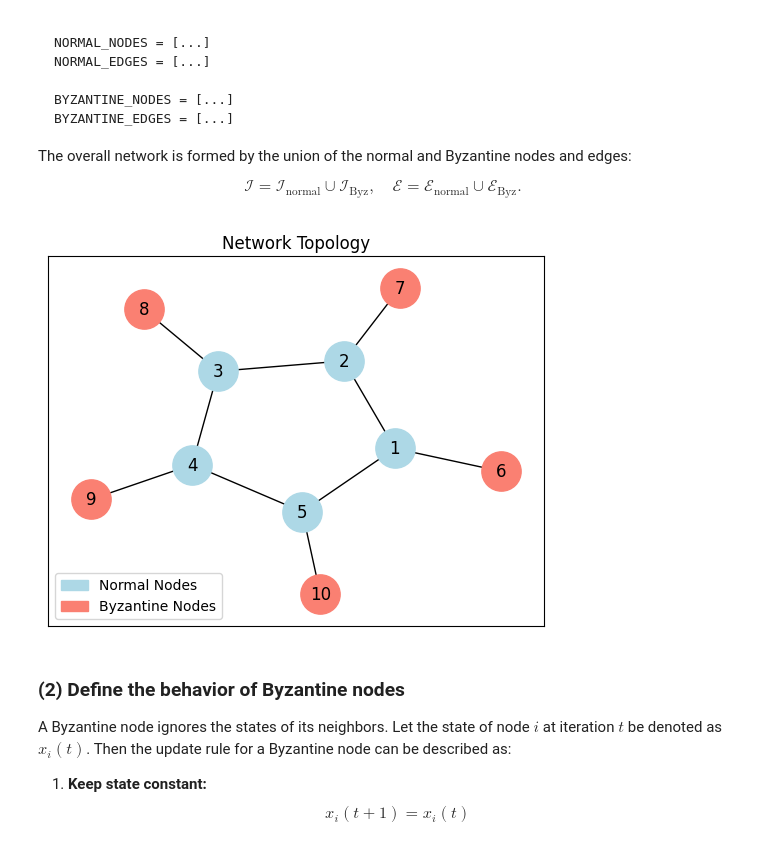
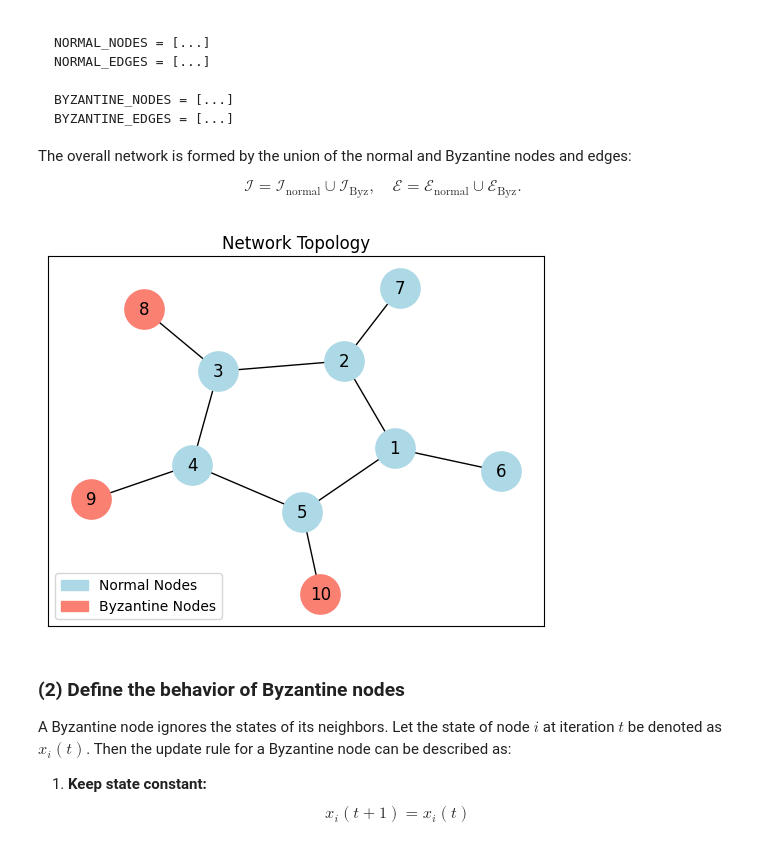
Before and after one commit to rui-huang-opt/arepc, a Jupyter notebook: examples/byzantine.ipynb, the cells around one changed output. Saved outputs shown, nothing was run; the diff lists cells and outputs as text; code cells hidden in the pictures.

```diff
--- a/examples/byzantine.ipynb
+++ b/examples/byzantine.ipynb
@@ -49,24 +49,24 @@ def graph(nodes: list[str], edges: list[tuple[str, str]]) -> None:
 
 if __name__ == "__main__":
     # Simple case
-    NORMAL_NODES = ["1", "2", "3", "4", "5"]
-    NORMAL_EDGES = [("1", "2"), ("2", "3"), ("3", "4"), ("4", "5"), ("5", "1")]
-    BYZANTINE_NODES = ["6", "7", "8", "9", "10"]
-    BYZANTINE_EDGES = [("1", "6"), ("2", "7"), ("3", "8"), ("4", "9"), ("5", "10")]
+    # NORMAL_NODES = ["1", "2", "3", "4", "5"]
+    # NORMAL_EDGES = [("1", "2"), ("2", "3"), ("3", "4"), ("4", "5"), ("5", "1")]
+    # BYZANTINE_NODES = ["6", "7", "8", "9", "10"]
+    # BYZANTINE_EDGES = [("1", "6"), ("2", "7"), ("3", "8"), ("4", "9"), ("5", "10")]
 
     # Moderate case
-    # NORMAL_NODES = ["1", "2", "3", "4", "5", "6", "7"]
-    # NORMAL_EDGES = [
-    #     ("1", "2"),
-    #     ("2", "3"),
-    #     ("3", "4"),
-    #     ("4", "5"),
-    #     ("5", "1"),
-    #     ("1", "6"),
-    #     ("2", "7"),
-    # ]
-    # BYZANTINE_NODES = ["8", "9", "10"]
-    # BYZANTINE_EDGES = [("3", "8"), ("4", "9"), ("5", "10")]
+    NORMAL_NODES = ["1", "2", "3", "4", "5", "6", "7"]
+    NORMAL_EDGES = [
+        ("1", "2"),
+        ("2", "3"),
+        ("3", "4"),
+        ("4", "5"),
+        ("5", "1"),
+        ("1", "6"),
+        ("2", "7"),
+    ]
+    BYZANTINE_NODES = ["8", "9", "10"]
+    BYZANTINE_EDGES = [("3", "8"), ("4", "9"), ("5", "10")]
 
     # Extreme case
     # NORMAL_NODES = ["1", "2", "3", "4", "5"]
@@ -125,34 +125,34 @@ if __name__ == "__main__":
     pos = nx.spring_layout(G, seed=11, k=0.8)
 
     nx.draw_networkx_nodes(
         G,
         pos,
         nodelist=NORMAL_NODES,
         node_color="lightblue",
         node_size=800,
         ax=ax,
     )
 
     nx.draw_networkx_nodes(
         G,
         pos,
         nodelist=BYZANTINE_NODES,
         node_color="salmon",
         node_size=800,
         ax=ax,
     )
 
     nx.draw_networkx_edges(G, pos, ax=ax)
     nx.draw_networkx_labels(G, pos, ax=ax)
 
     import matplotlib.patches as mpatches
 
     blue_patch = mpatches.Patch(color="lightblue", label="Normal Nodes")
     red_patch = mpatches.Patch(color="salmon", label="Byzantine Nodes")
 
     ax.legend(handles=[blue_patch, red_patch], loc="lower left")
 # %% [output]
-[figure, old version]
+[figure, new version]
 # %% [markdown]
 ### (2) Define the behavior of Byzantine nodes
 
```
Also changed, not shown: parts of 10 cells of this notebook, 2 other files.
